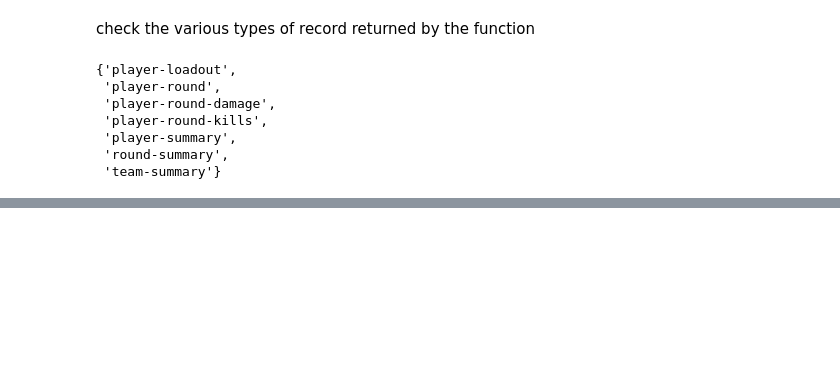
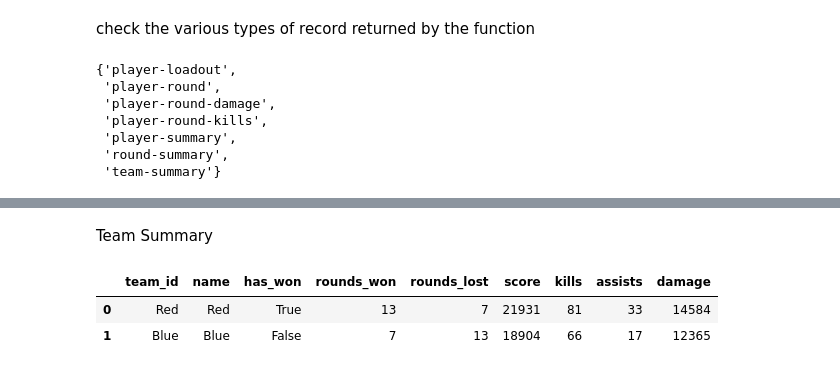
Before and after one commit to Vinnamre/Proj-X, a Jupyter notebook: match_analysis.ipynb, the cells around one changed output, grey strips where cells are left out. Drawn from its saved outputs; the diff is of its cells as text; code cells hidden in the pictures; blank space fills up the shorter version.

Commit message:
team summary

```diff
--- a/match_analysis.ipynb
+++ b/match_analysis.ipynb
@@ -43,3 +119,30 @@ match
+# %% [markdown]
+Team Summary
+# %%
+segments = match_data['data']['segments']
+# %%
+team_summary = []
+
+for segment in segments:
+    if segment['type'] == 'team-summary':
+        team_summary.append({
+            'team_id': segment['attributes']['teamId'],
+            'name': segment['metadata']['name'],
+            'has_won': segment['metadata']['hasWon'],
+            'rounds_won': segment['stats']['roundsWon']['value'],
+            'rounds_lost': segment['stats']['roundsLost']['value'],
+            'score': segment['stats']['score']['value'],
+            'kills': segment['stats']['kills']['value'],
+            'assists': segment['stats']['assists']['value'],
+            'damage': segment['stats']['damage']['value'],
+        })
+# %%
+team_df = pd.DataFrame(team_summary)
+team_df
+# %% [output]
+|  | team_id | name | has_won | rounds_won | rounds_lost | score | kills | assists | damage |
+| 0 | Red | Red | True | 13 | 7 | 21931 | 81 | 33 | 14584 |
+| 1 | Blue | Blue | False | 7 | 13 | 18904 | 66 | 17 | 12365 |
 # %%
 # as data is more complex to read we need to make a function to process this data
 
```
Also changed, not shown: parts of 10 cells of this notebook.
